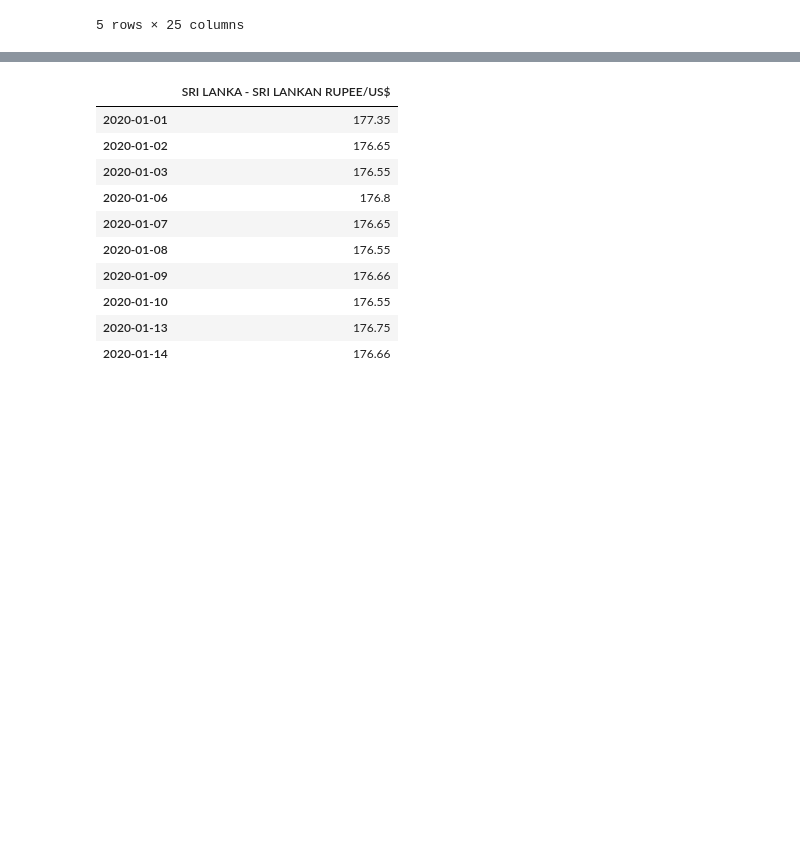
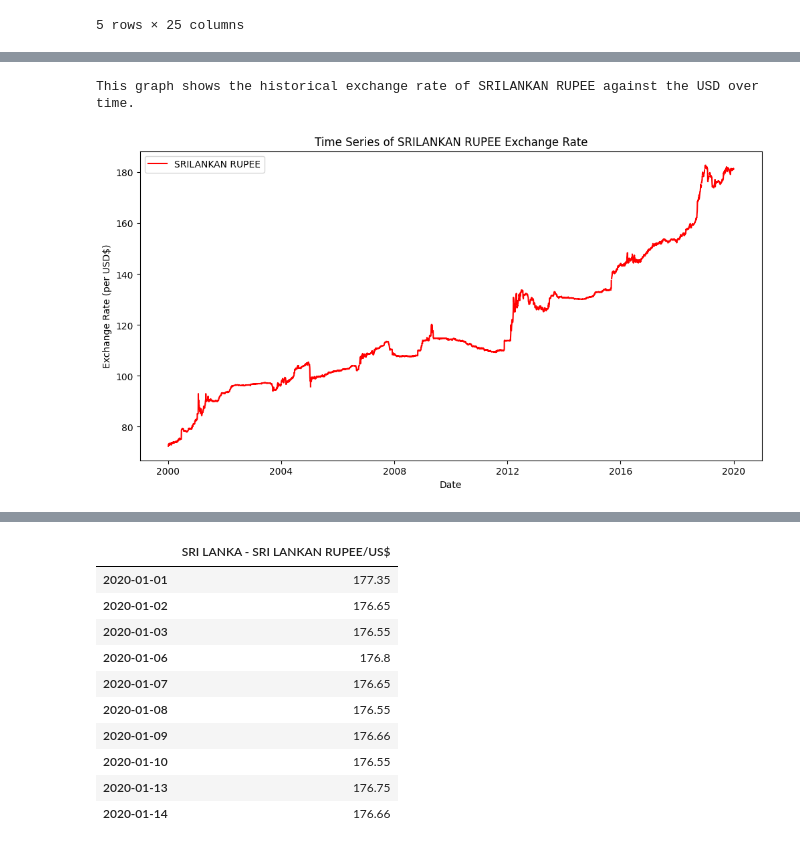
Before and after one commit to jas-kam/forex-currency-predictor, a Jupyter notebook: analysis.ipynb, the cells around one changed output, grey strips where cells are left out. Cells and saved outputs as stored; diff of their text form; code cells hidden in the pictures; blank space fills up the shorter version.

Commit message:
Added EDA techniques and preprocessed data

```diff
--- a/analysis.ipynb
+++ b/analysis.ipynb
@@ -21,7 +21,3 @@ data.head()
 #dropping null values and converting timeseries to datetime
 data.dropna()
 data['Time Serie'] = pd.to_datetime(data['Time Serie'], format='%d-%m-%Y')
-# %%
-#Pre-Processing code here
-#24 unnamed columns need to
-data.set_index('Time Serie', inplace=True)
@@ -27,0 +28,13 @@ data.set_index('Time Serie', inplace=True)
+# %%
+#Pre-Processing code here
+columns_to_drop = ['Unnamed: 0', 'Unnamed: 24'] if 'Unnamed: 0' in data.columns else []
+data = data.drop(columns=columns_to_drop, errors='ignore')
+
+# Convert currency columns to numeric
+currency_columns = [col for col in data.columns if col != 'Time Serie']
+for col in currency_columns:
+    data[col] = pd.to_numeric(data[col], errors='coerce')
+
+data['Time Serie'] = pd.to_datetime(data['Time Serie'], errors='coerce')
+data.dropna(subset=['Time Serie'], inplace=True) #drop invalid missing dates
+#data.set_index('Time Serie', inplace=True)
@@ -41,29 +72,40 @@ max    5216.000000          NaN
 # %%
 #selecting currency
 
 options = {
     'AUSTRALIAN DOLLAR': 'AUSTRALIA - AUSTRALIAN DOLLAR/US$',
     'EURO': 'EURO AREA - EURO/US$',
     'NEW ZEALAND DOLLAR': 'NEW ZEALAND - NEW ZEALAND DOLLAR/US$',
     'GREAT BRITAIN POUNDS': 'UNITED KINGDOM - UNITED KINGDOM POUND/US$',
     'BRAZILIAN REAL': 'BRAZIL - REAL/US$',
     'CANADIAN DOLLAR': 'CANADA - CANADIAN DOLLAR/US$',
     'CHINESE YUAN$': 'CHINA - YUAN/US$',
     'HONG KONG DOLLAR': 'HONG KONG - HONG KONG DOLLAR/US$',
     'INDIAN RUPEE': 'INDIA - INDIAN RUPEE/US$',
     'KOREAN WON$': 'KOREA - WON/US$',
     'MEXICAN PESO': 'MEXICO - MEXICAN PESO/US$',
     'SOUTH AFRICAN RAND$': 'SOUTH AFRICA - RAND/US$',
     'SINGAPORE DOLLAR': 'SINGAPORE - SINGAPORE DOLLAR/US$',
     'DANISH KRONE': 'DENMARK - DANISH KRONE/US$',
     'JAPANESE YEN$': 'JAPAN - YEN/US$',
     'MALAYSIAN RINGGIT': 'MALAYSIA - RINGGIT/US$',
     'NORWEGIAN KRONE': 'NORWAY - NORWEGIAN KRONE/US$',
     'SWEDEN KRONA': 'SWEDEN - KRONA/US$',
     'SRILANKAN RUPEE': 'SRI LANKA - SRI LANKAN RUPEE/US$',
     'SWISS FRANC': 'SWITZERLAND - FRANC/US$',
     'NEW TAIWAN DOLLAR': 'TAIWAN - NEW TAIWAN DOLLAR/US$',
     'THAI BAHT': 'THAILAND - BAHT/US$'
 }
 
 selected_option = 'SRILANKAN RUPEE' #select currency here to train model
+print(f"This graph shows the historical exchange rate of {selected_option} against the USD over time.")
+plt.figure(figsize=(12, 6))
+plt.plot(data['Time Serie'], data['SRI LANKA - SRI LANKAN RUPEE/US$'], label=selected_option, color='red')
+plt.title(f'Time Series of {selected_option} Exchange Rate')
+plt.xlabel('Date')
+plt.ylabel('Exchange Rate (per USD$)')
+plt.legend()
+plt.show()
+# %% [output]
+This graph shows the historical exchange rate of SRILANKAN RUPEE against the USD over time.
+[figure, added]
```
Also changed, not shown: parts of 4 cells of this notebook.
